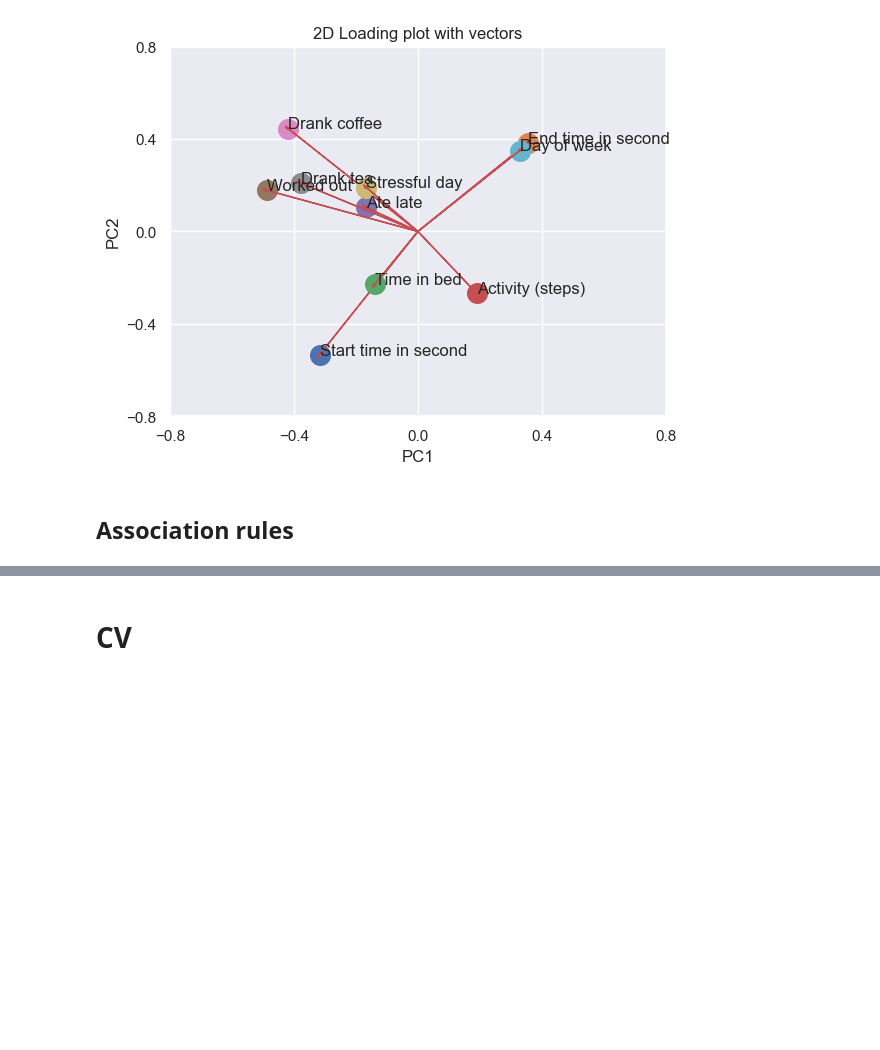
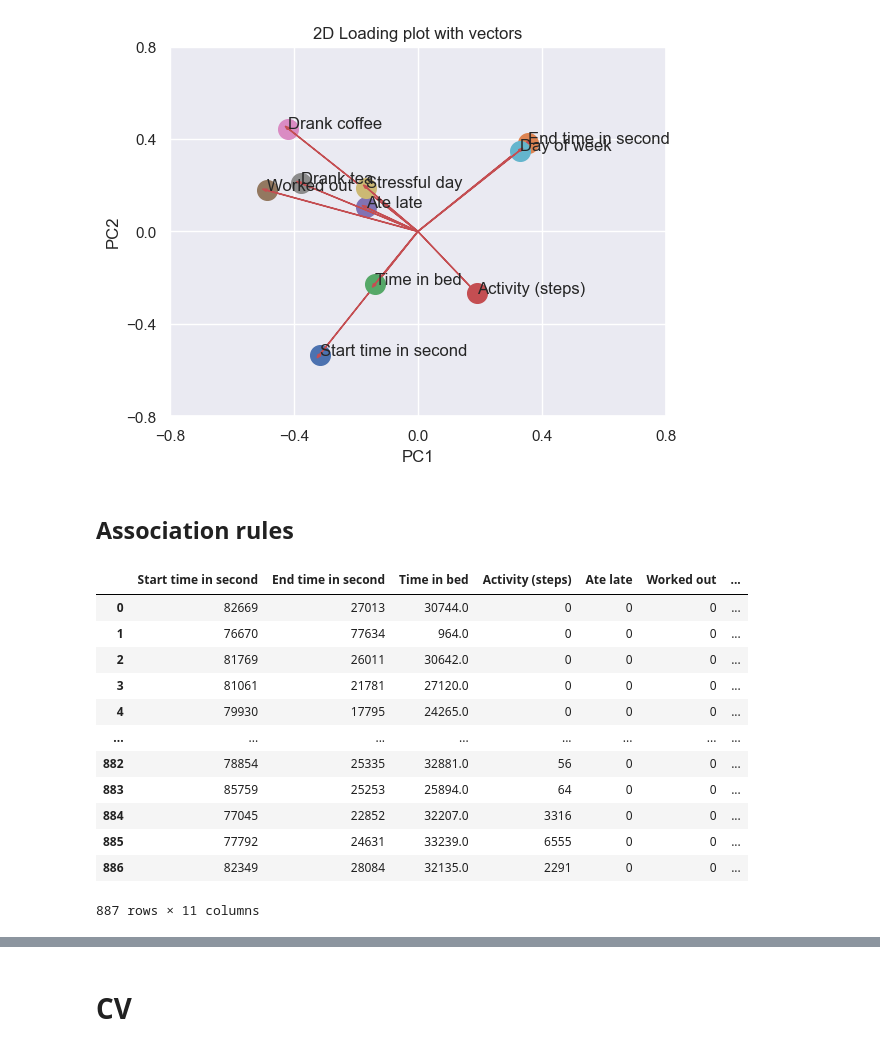
Before and after one commit to aarongp11/datamining_project, a Jupyter notebook: data_mining project/workingCV2.ipynb, the cells around one changed output, grey strips where cells are left out. Saved outputs shown, nothing was run; the diff lists cells and outputs as text; code cells hidden in the pictures; blank space fills up the shorter version.

```diff
--- a/data_mining project/workingCV2.ipynb
+++ b/data_mining project/workingCV2.ipynb
@@ -389 +394,17 @@ for i in range(sep, 101, sep):
+# %%
+rules_dataset
+# %% [output]
+|  | Start time in second | End time in second | Time in bed | Activity (steps) | Ate late | Worked out | ... |
+| 0 | 82669 | 27013 | 30744.0 | 0 | 0 | 0 | ... |
+| 1 | 76670 | 77634 | 964.0 | 0 | 0 | 0 | ... |
+| 2 | 81769 | 26011 | 30642.0 | 0 | 0 | 0 | ... |
+| 3 | 81061 | 21781 | 27120.0 | 0 | 0 | 0 | ... |
+| 4 | 79930 | 17795 | 24265.0 | 0 | 0 | 0 | ... |
+| ... | ... | ... | ... | ... | ... | ... | ... |
+| 882 | 78854 | 25335 | 32881.0 | 56 | 0 | 0 | ... |
+| 883 | 85759 | 25253 | 25894.0 | 64 | 0 | 0 | ... |
+| 884 | 77045 | 22852 | 32207.0 | 3316 | 0 | 0 | ... |
+| 885 | 77792 | 24631 | 33239.0 | 6555 | 0 | 0 | ... |
+| 886 | 82349 | 28084 | 32135.0 | 2291 | 0 | 0 | ... |
+887 rows × 11 columns
 # %%
```
Also changed, not shown: parts of 15 cells of this notebook.
